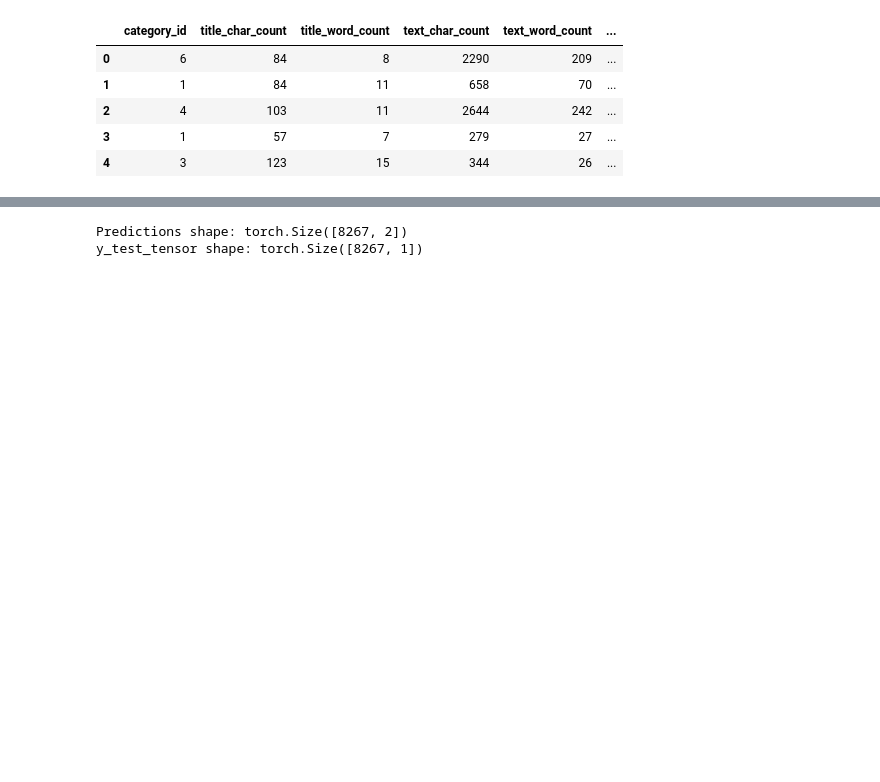
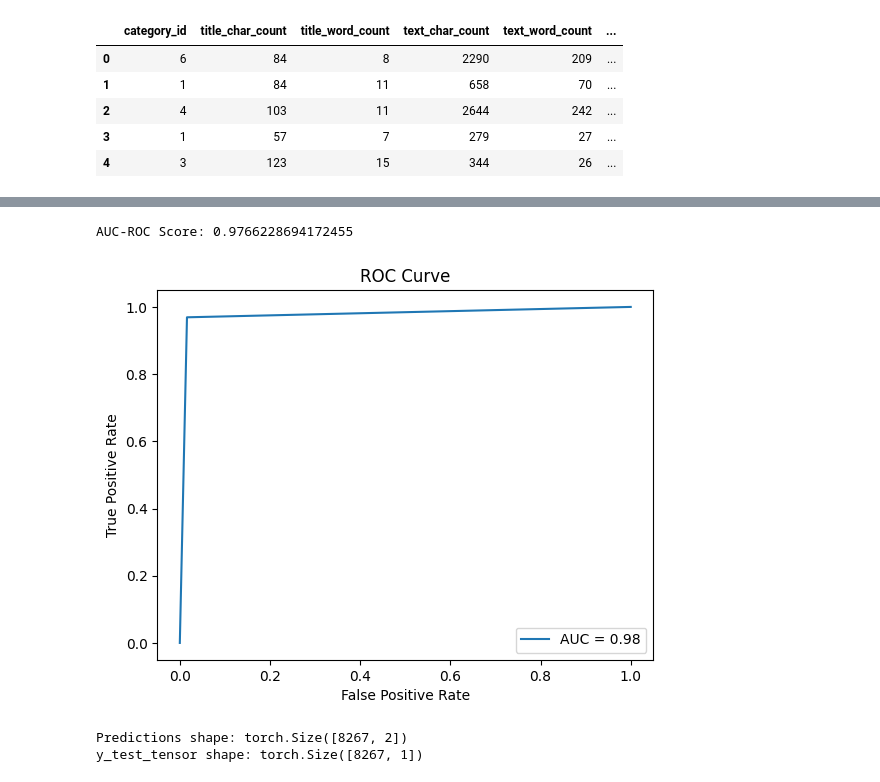
Before and after one commit to AdityaSaiKonduri/hack_ml, a Jupyter notebook: hack/training.ipynb, the cells around one changed output, grey strips where cells are left out. Drawn from its saved outputs; the diff is of its cells as text; code cells hidden in the pictures; blank space fills up the shorter version.

```diff
--- a/hack/training.ipynb
+++ b/hack/training.ipynb
@@ -409,3 +415,26 @@ weighted avg       0.84      0.84      0.84      8267
+# %%
+from sklearn.metrics import roc_auc_score, roc_curve
+import matplotlib.pyplot as plt
+
+# Example binary classification outputs and ground truth
+y_true = y_test  # Ground truth labels
+y_scores = y_pred  # Model's predicted probabilities for the positive class
+
+# Compute AUC-ROC score
+auc = roc_auc_score(y_true, y_scores)
+print("AUC-ROC Score:", auc)
+
+# Plot ROC curve
+fpr, tpr, thresholds = roc_curve(y_true, y_scores)
+plt.plot(fpr, tpr, label=f"AUC = {auc:.2f}")
+plt.xlabel('False Positive Rate')
+plt.ylabel('True Positive Rate')
+plt.title('ROC Curve')
+plt.legend(loc="lower right")
+plt.show()
+# %% [output]
+AUC-ROC Score: 0.9766228694172455
+[figure, added]
 # %%
 print("Predictions shape:", predictions.shape)       # Before flattening
 print("y_test_tensor shape:", y_test_tensor.shape)   # Before flattening
```
Also changed, not shown: parts of 11 cells of this notebook, 1 other file.
